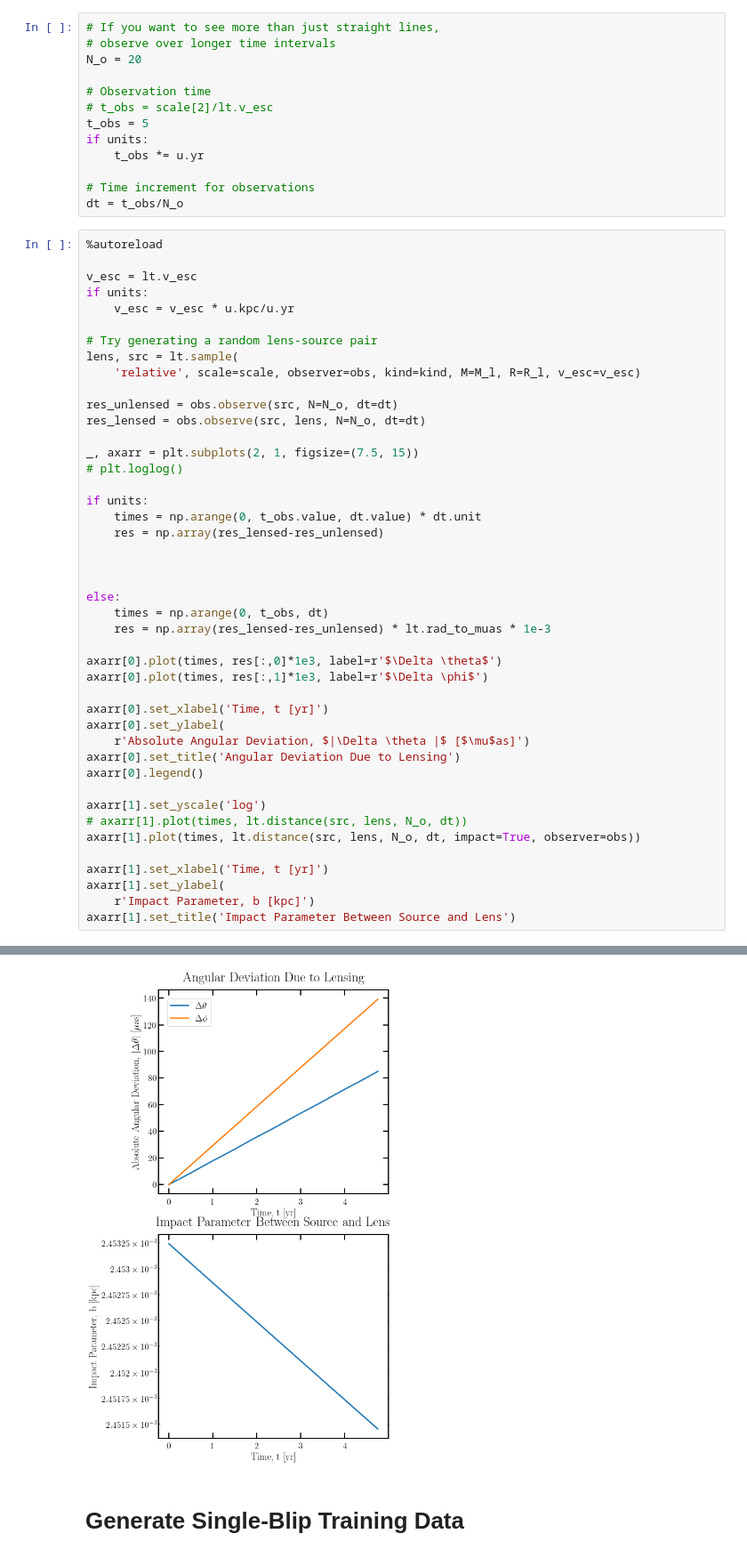
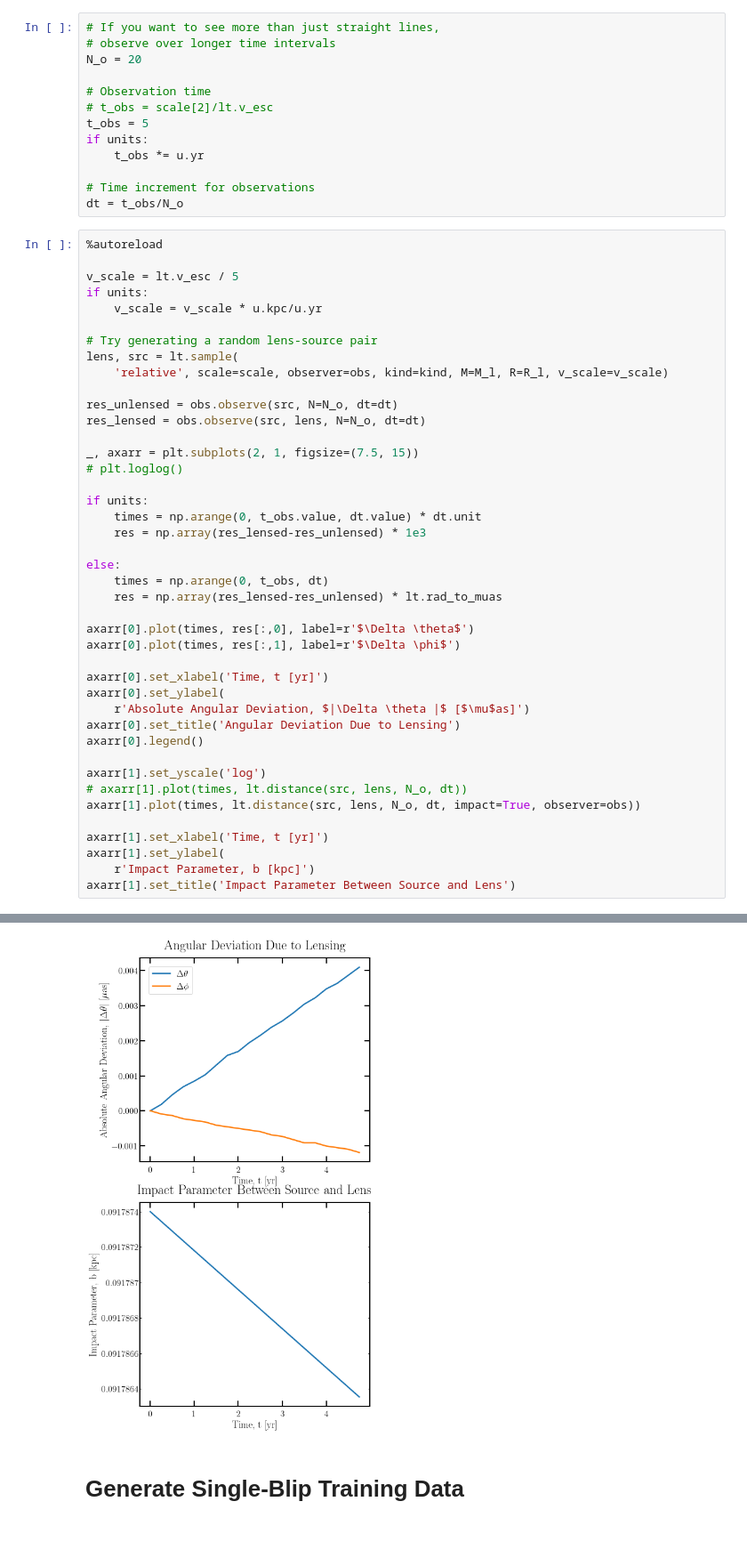
Before and after one commit to gridgway/Astrometric_TSeries_ML, a Jupyter notebook: ForwardModel.ipynb, the cells around one changed output, grey strips where cells are left out. Shown at 89% size. Saved outputs shown, nothing was run; the diff lists cells and outputs as text.

```diff
--- a/ForwardModel.ipynb
+++ b/ForwardModel.ipynb
@@ -194,50 +199,48 @@ dt = t_obs/N_o
 # %%
 %autoreload
 
-v_esc = lt.v_esc
+v_scale = lt.v_esc / 5
 if units:
-    v_esc = v_esc * u.kpc/u.yr
+    v_scale = v_scale * u.kpc/u.yr
 
 # Try generating a random lens-source pair
 lens, src = lt.sample(
-    'relative', scale=scale, observer=obs, kind=kind, M=M_l, R=R_l, v_esc=v_esc)
+    'relative', scale=scale, observer=obs, kind=kind, M=M_l, R=R_l, v_scale=v_scale)
 
 res_unlensed = obs.observe(src, N=N_o, dt=dt)
 res_lensed = obs.observe(src, lens, N=N_o, dt=dt)
 
 _, axarr = plt.subplots(2, 1, figsize=(7.5, 15))
 # plt.loglog()
 
 if units:
     times = np.arange(0, t_obs.value, dt.value) * dt.unit
-    res = np.array(res_lensed-res_unlensed)
-
-
+    res = np.array(res_lensed-res_unlensed) * 1e3
 
 else:
     times = np.arange(0, t_obs, dt)
-    res = np.array(res_lensed-res_unlensed) * lt.rad_to_muas * 1e-3
+    res = np.array(res_lensed-res_unlensed) * lt.rad_to_muas
 
-axarr[0].plot(times, res[:,0]*1e3, label=r'$\Delta \theta$')
-axarr[0].plot(times, res[:,1]*1e3, label=r'$\Delta \phi$')
+axarr[0].plot(times, res[:,0], label=r'$\Delta \theta$')
+axarr[0].plot(times, res[:,1], label=r'$\Delta \phi$')
 
 axarr[0].set_xlabel('Time, t [yr]')
 axarr[0].set_ylabel(
     r'Absolute Angular Deviation, $|\Delta \theta |$ [$\mu$as]')
 axarr[0].set_title('Angular Deviation Due to Lensing')
 axarr[0].legend()
 
 axarr[1].set_yscale('log')
 # axarr[1].plot(times, lt.distance(src, lens, N_o, dt))
 axarr[1].plot(times, lt.distance(src, lens, N_o, dt, impact=True, observer=obs))
 
 axarr[1].set_xlabel('Time, t [yr]')
 axarr[1].set_ylabel(
     r'Impact Parameter, b [kpc]')
 axarr[1].set_title('Impact Parameter Between Source and Lens')
 # %% [output]
 Text(0.5, 1.0, 'Impact Parameter Between Source and Lens')
-[figure, old version]
+[figure, new version]
 # %% [markdown]
 # Generate Single-Blip Training Data
 # %%
```
Also changed, not shown: parts of 25 cells of this notebook, 1 other file.
